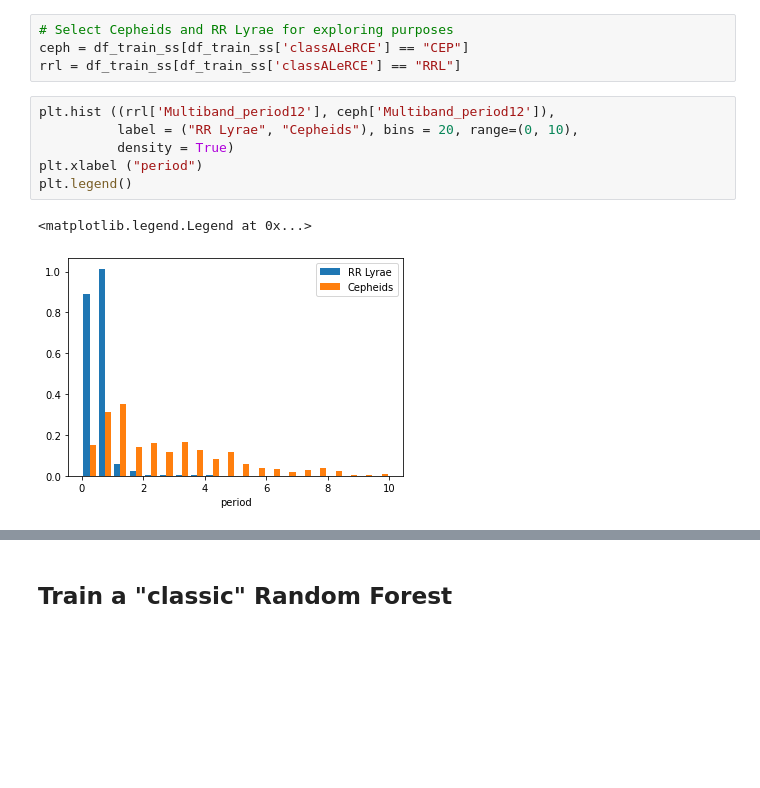
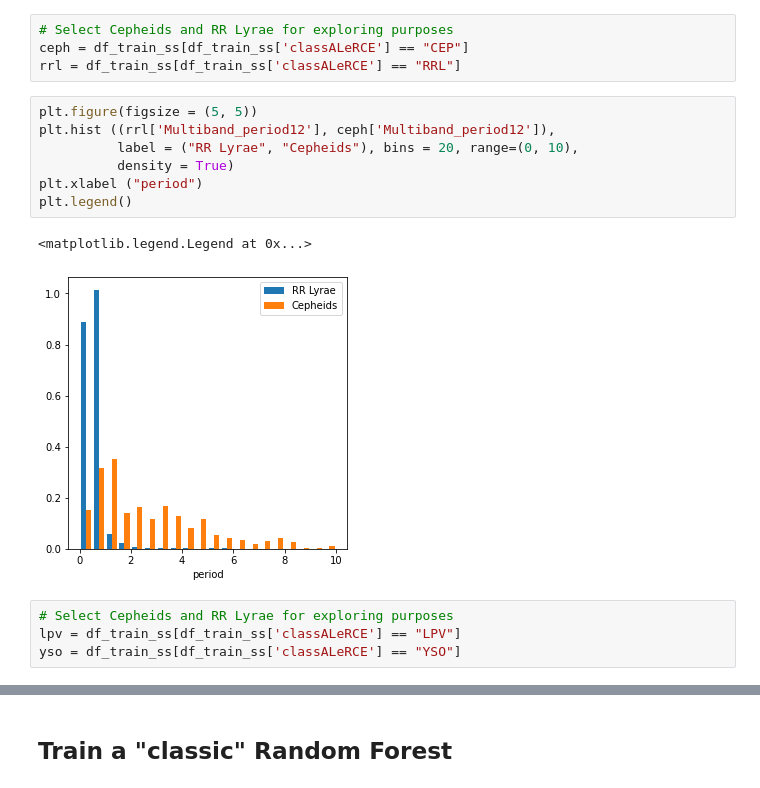
Before and after one commit to guille-c/ALeRCE_ML_DL, a Jupyter notebook: ALeRCE_ML_DL.ipynb, the cells around one changed output, grey strips where cells are left out. Cells and saved outputs as stored; diff of their text form; blank space fills up the shorter version.

```diff
--- a/ALeRCE_ML_DL.ipynb
+++ b/ALeRCE_ML_DL.ipynb
@@ -323,11 +323,16 @@ df_test     = df_test.merge(df_features, how = "inner", right_index=True, left_o
 ceph = df_train_ss[df_train_ss['classALeRCE'] == "CEP"]
 rrl = df_train_ss[df_train_ss['classALeRCE'] == "RRL"]
 # %%
+plt.figure(figsize = (5, 5))
 plt.hist ((rrl['Multiband_period12'], ceph['Multiband_period12']),
           label = ("RR Lyrae", "Cepheids"), bins = 20, range=(0, 10),
           density = True)
 plt.xlabel ("period")
 plt.legend()
 # %% [output]
 <matplotlib.legend.Legend at 0x...>
-[figure, old version]
+[figure, new version]
+# %%
+# Select Cepheids and RR Lyrae for exploring purposes
+lpv = df_train_ss[df_train_ss['classALeRCE'] == "LPV"]
+yso = df_train_ss[df_train_ss['classALeRCE'] == "YSO"]
```
Also changed, not shown: parts of 25 cells of this notebook.
